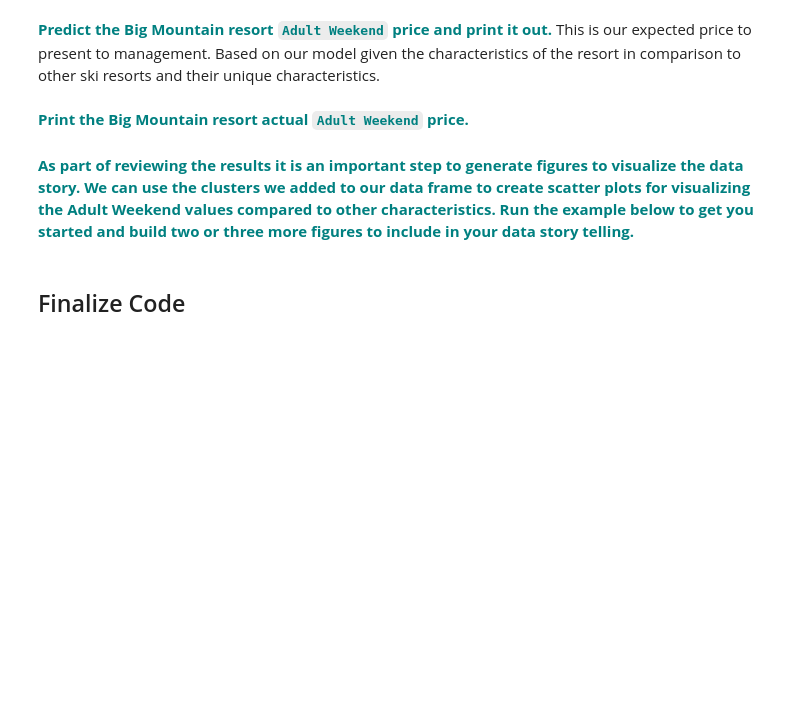
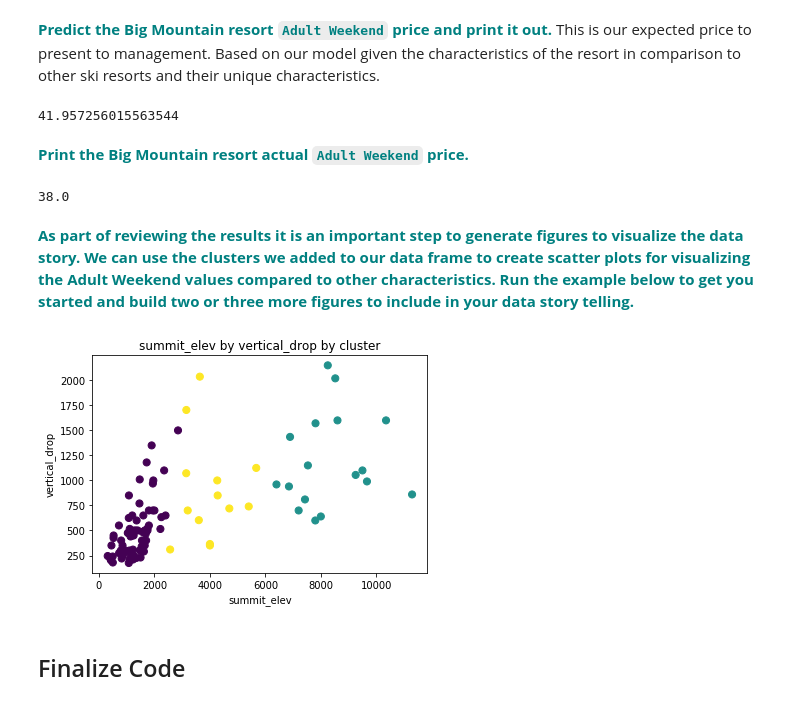
Before and after one commit to fw9228/Guided-Capstone, a Jupyter notebook: Step 6 Documentation/Notebook_stepsix.ipynb, the cells around one changed output. Drawn from its saved outputs; the diff is of its cells as text; code cells hidden in the pictures; blank space fills up the shorter version.

```diff
--- a/Step 6 Documentation/Notebook_stepsix.ipynb
+++ b/Step 6 Documentation/Notebook_stepsix.ipynb
@@ -131,14 +148,26 @@ print ("The expected Whitefish Mountain Resort adult weekend price is $%s " % '
+# %%
+y_pred = model.predict(X_test)
+print(y_pred[0])
+# %% [output]
+41.957256015563544
 # %% [markdown]
 **<font color='teal'> Print the Big Mountain resort actual `Adult Weekend` price.</font>**
+# %%
+print(y_test[8])
+# %% [output]
+38.0
 # %% [markdown]
 **<font color='teal'> As part of reviewing the results it is an important step to generate figures to visualize the data story. We can use the clusters we added to our data frame to create scatter plots for visualizing the Adult Weekend values compared to other characteristics. Run the example below to get you started and build two or three more figures to include in your data story telling.</font>**
 # %%
-#plt.scatter(df['summit_elev'], df['vertical_drop'], c=df['clusters'], s=50, cmap='viridis', label ='clusters')
+plt.scatter(df['summit_elev'], df['vertical_drop'], c=df['clusters'], s=50, cmap='viridis', label ='clusters')
 #plt.scatter(ac['summit_elev'], ac['vertical_drop'], c='black', s=100)
-#plt.xlabel('summit_elev')
-#plt.ylabel('vertical_drop')
-#plt.title('summit_elev by vertical_drop by cluster')
-#plt.savefig('figures/fig1.png',bbox_inches='tight')
+plt.xlabel('summit_elev')
+plt.ylabel('vertical_drop')
+plt.title('summit_elev by vertical_drop by cluster')
+os.mkdir('figures')
+plt.savefig('figures/fig1.png',bbox_inches='tight')
+# %% [output]
+[figure, added]
 # %% [markdown]
 ## Finalize Code
 # %% [markdown]
```
Also changed, not shown: parts of 12 cells of this notebook.
